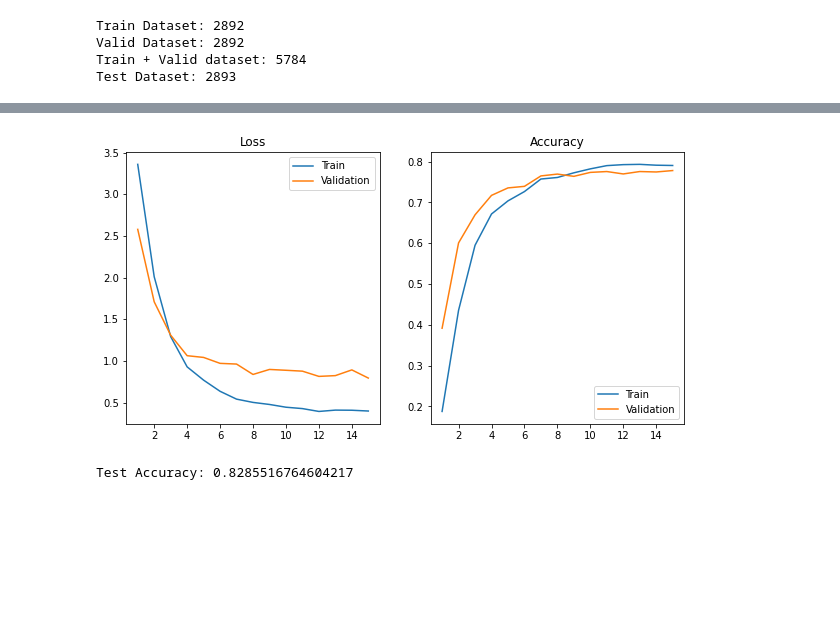
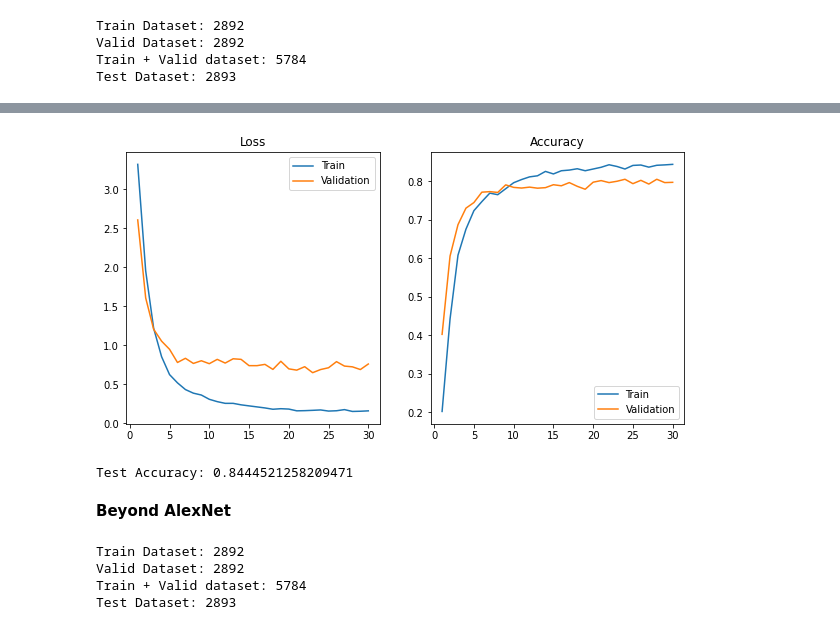
Before and after one commit to RoboTuan/MLDL, a Jupyter notebook: Homework2/Homework2_MLDL.ipynb, the cells around one changed output, grey strips where cells are left out. Drawn from its saved outputs; the diff is of its cells as text; code cells hidden in the pictures; blank space fills up the shorter version.

```diff
--- a/Homework2/Homework2_MLDL.ipynb
+++ b/Homework2/Homework2_MLDL.ipynb
@@ -686,6 +690,8 @@ Validation Accuracy: 0.7780082987551867
 # %%
-loss(train_accuracy, val_accuracy, train_loss, val_loss, title="hor_vert_jit_hue<sat")
+plot_accuracy_loss(train_accuracy, val_accuracy, train_loss, val_loss, title="hor_vert_jit_hue<sat_30")
 testing(pre_net)
 # %% [output]
-[figure, old version]
+[figure, new version]
-Test Accuracy: 0.8285516764604217
+Test Accuracy: 0.8444521258209471
+# %% [markdown]
+**Beyond AlexNet**
@@ -691,0 +742,16 @@ Test Accuracy: 0.8285516764604217
+# %%
+# Get datasets and indeces
+train_dataset, train_indexes, val_dataset, val_indexes, test_dataset = loadCaltech101(train_transform, eval_transform)
+
+
+# Dataloaders iterate over pytorch datasets and transparently provide useful functions (e.g. parallelization and shuffling)
+train_dataloader = DataLoader(train_dataset, batch_size=BATCH_SIZE, shuffle=True, num_workers=4, drop_last=True)
+# These last 2 don't need drop last and shuffling, because are only used for evaluation
+val_dataloader = DataLoader(val_dataset, batch_size=BATCH_SIZE, shuffle=False, num_workers=4)
+
+test_dataloader = DataLoader(test_dataset, batch_size=BATCH_SIZE, shuffle=False, num_workers=4)
+# %% [output]
+Train Dataset: 2892
+Valid Dataset: 2892
+Train + Valid dataset: 5784
+Test Dataset: 2893
```
Also changed, not shown: parts of 25 cells of this notebook.
